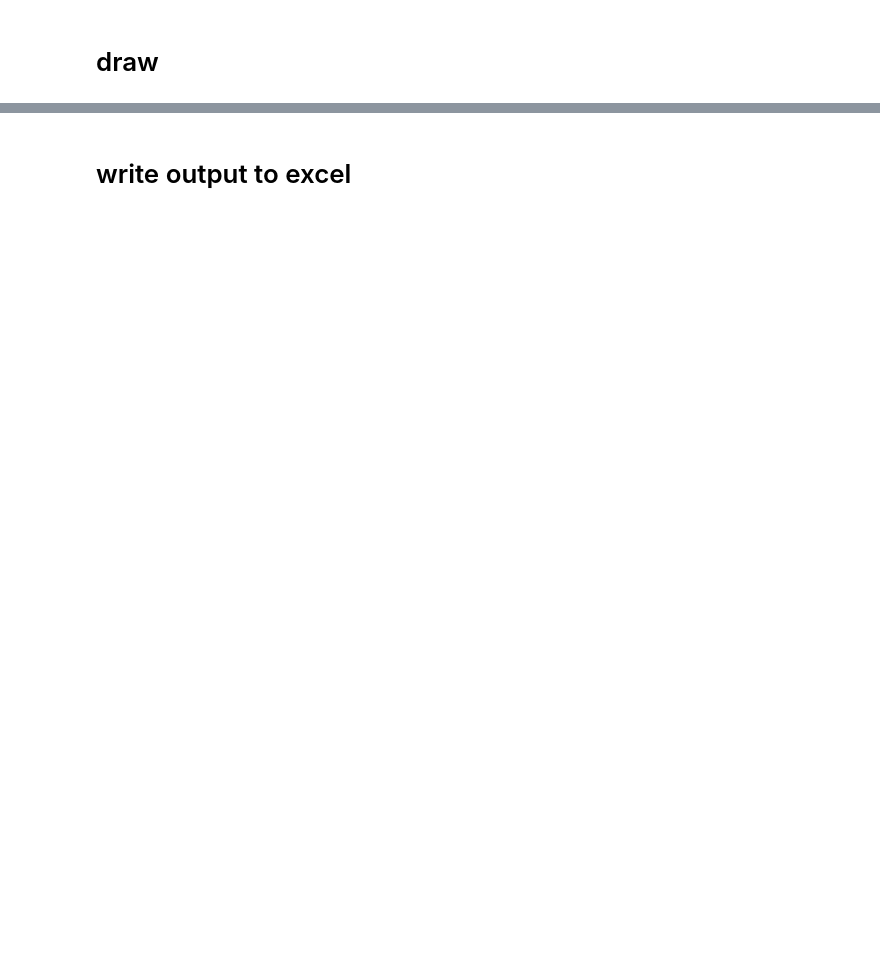
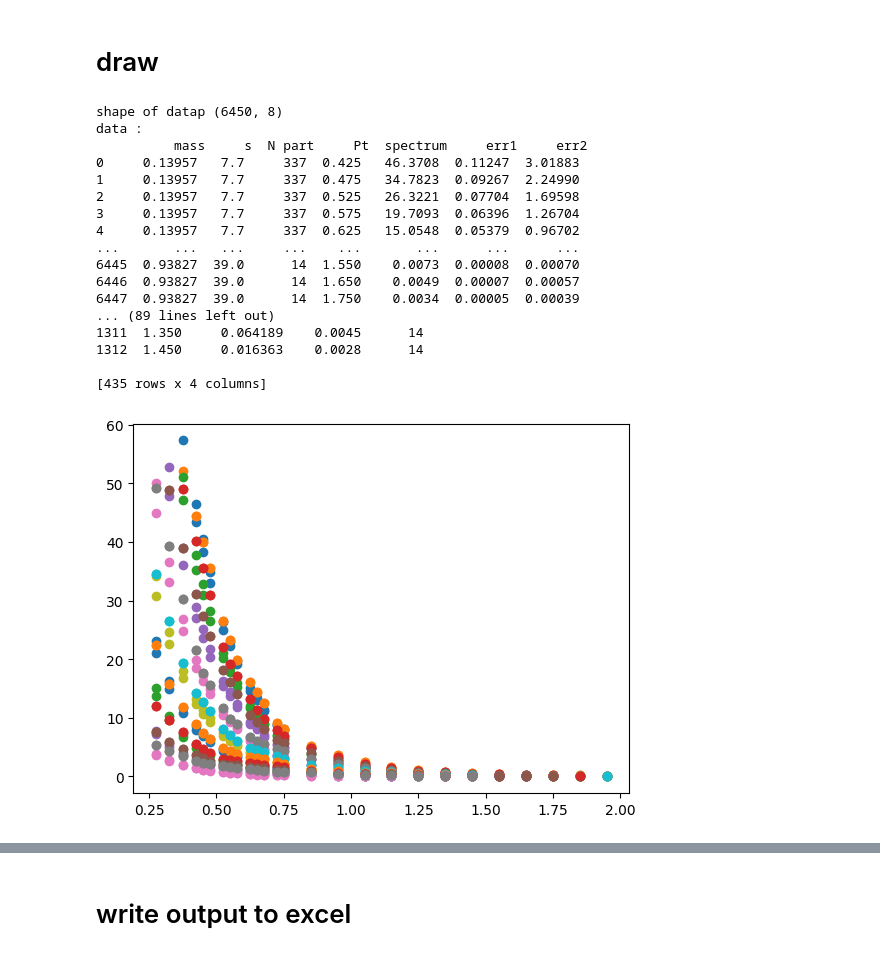
Before and after one commit to ahmed-eda/ANN, a Jupyter notebook: after-mass-correction/main.ipynb, the cells around one changed output, grey strips where cells are left out. Saved outputs shown, nothing was run; the diff lists cells and outputs as text; code cells hidden in the pictures; blank space fills up the shorter version.

Commit message:
test many1

```diff
--- a/after-mass-correction/main.ipynb
+++ b/after-mass-correction/main.ipynb
@@ -52,6 +87,8 @@ print(X_train)
 # %%
 # Load the saved model
 modelName = 'correction_mass_test-11-6-2023-8L-100-16.h5'
+myepochs = int(100)
+mybatchSize = int(16)
 #model = load_model(modelName)
 #configure output parameters
 outputFile = 'out_in4- '+modelName+' .xlsx'
@@ -88,6 +125,6 @@ model.compile(loss='mean_squared_error', optimizer=optimizer)
 ''' train the model & save current compiled model  '''
 # Train the model
 #model.fit(X, y, epochs=100, batch_size=32, validation_split=0.2)
-model.fit(X_train, y, epochs=100, batch_size=16)
+model.fit(X_train, y, epochs=myepochs, batch_size=mybatchSize)
 # Save the model
-model.save('correction_mass_test-11-6-2023-8L-100-16.h5')
+model.save(modelName)
@@ -120,7 +193,9 @@ print('mse' , mse)
 # for drawing in 2d i choose Pt as x-axis
 error = data['spectrum'] - predictions['predictions']
 error = error.to_frame('error')
-
+#print('shape of data' , data.shape)
+#print('shape of pred' , predictions.shape)
+#datap = pd.concat([data,predictions],axis=1)
 datap = pd.merge(data,predictions,left_index=True, right_index=True)
 print('shape of datap',datap.shape)
 
@@ -132,9 +207,10 @@ print('datap \n',datap)
 xap = pd.DataFrame(datap)
 # xapf : xap after filteration
 xapf= pd.DataFrame(datap)
-xapf = xapf[xapf['mass']==139.57]
+xapf = xapf[xapf['mass']==0.13957]
 xapf = xapf[xapf['s']==7.7]
 #xapf = xapf[xapf['N part']==337]
+
 N_Part_Values  =  xapf['N part'].unique()
 print('Npart values : \n')
 for n in N_Part_Values:
@@ -148,42 +224,63 @@ print('shape of dataGraph',dataGraph.shape)
 # Plot the data and predictions
 mergedData = pd.merge(dataGraph,xapf['N part'],left_index=True, right_index=True)
 print('merged data is : \n',mergedData)
-#plt.semilogy(xapf['Pt'], xapf['Spectrum']   ,'bo', label='Actual')
+#plt.semilogy(xapf['Pt'], xapf['spectrum']   ,'bo', label='Actual')
 #plt.semilogy(xapf['Pt'], xapf['predictions'],'ro', label='Predicted')
 for n in N_Part_Values:
     plt.scatter(mergedData['Pt'][mergedData['N part']==n],mergedData['spectrum'][mergedData['N part']==n])
     plt.scatter(mergedData['Pt'][mergedData['N part']==n],mergedData['predictions'][mergedData['N part']==n])
 
-   ##########
+    #print('n test :\n',mergedData['Pt'][mergedData['N part']==n])
+plt.savefig("fig-all-"+nameFigImg)
+##########
 import matplotlib.pyplot as plt
 # Define the list ofValues and plot the data for each iteration
 # Create a figure with two subplots
 fig, axs = plt.subplots(nrows=len(N_Part_Values), ncols=1, figsize=(10, 50))
 
 #fig, axs = plt.subplots(N_Part_Values.size,1)
 for i, n in enumerate(N_Part_Values):
     # Plot the 'Pt' column where N_part == n
     axs[i].scatter(mergedData['Pt'][mergedData['N part'] == n],
                  mergedData['spectrum'][mergedData['N part'] == n],
                  color='C{}'.format(i),
                  label='N_part = {}'.format(n))
 
     # Plot the 'predictions' column where N_part == n
     axs[i].scatter(mergedData['Pt'][mergedData['N part'] == n],
                  mergedData['predictions'][mergedData['N part'] == n],
                  color='black',
                   label=' predictions N_part = {}'.format(n))
                  #label='_nolegend_')
 
     # Add a legend and axis labels to the subplot
     axs[i].legend()
     axs[i].set_xlabel('Pt')
     axs[i].set_ylabel('Value')
     axs[i].set_title('N_part = {}'.format(n))
 
 # Adjust the spacing between subplots
 plt.subplots_adjust(hspace=0.5)
 
 # Show the plot
+plt.savefig(nameFigImg)
 plt.show()
-##########
+# %% [output]
+shape of datap (6450, 8)
+data :
+          mass     s  N part     Pt  spectrum     err1     err2
+0     0.13957   7.7     337  0.425   46.3708  0.11247  3.01883
+1     0.13957   7.7     337  0.475   34.7823  0.09267  2.24990
+2     0.13957   7.7     337  0.525   26.3221  0.07704  1.69598
+3     0.13957   7.7     337  0.575   19.7093  0.06396  1.26704
+4     0.13957   7.7     337  0.625   15.0548  0.05379  0.96702
+...       ...   ...     ...    ...       ...      ...      ...
+6445  0.93827  39.0      14  1.550    0.0073  0.00008  0.00070
+6446  0.93827  39.0      14  1.650    0.0049  0.00007  0.00057
+6447  0.93827  39.0      14  1.750    0.0034  0.00005  0.00039
+... (89 lines left out)
+1311  1.350     0.064189    0.0045      14
+1312  1.450     0.016363    0.0028      14
+
+[435 rows x 4 columns]
+[figure, added]
```
Also changed, not shown: parts of 7 cells of this notebook.
